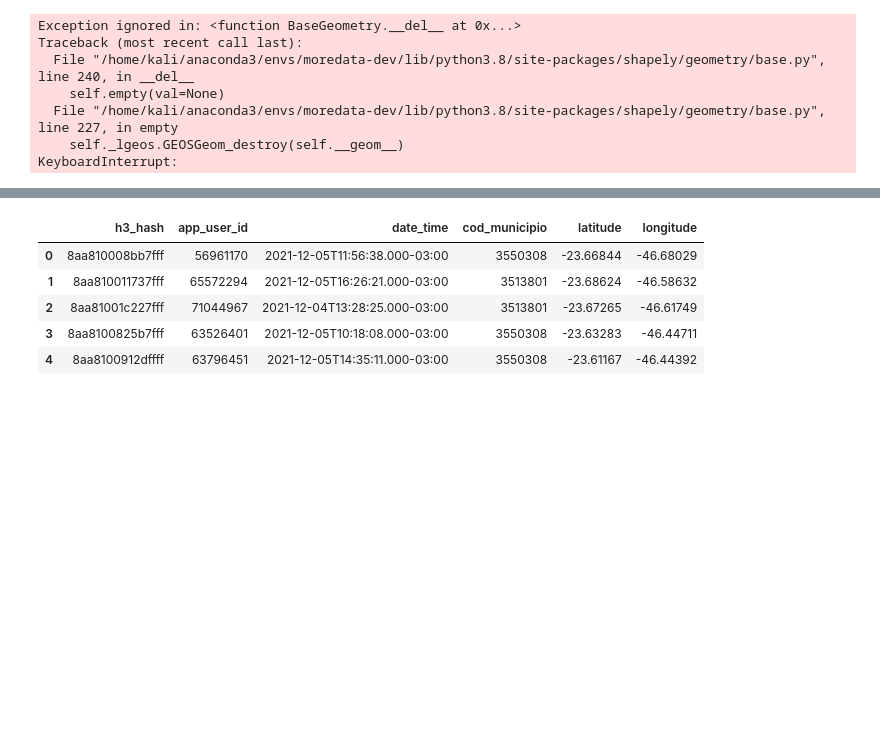
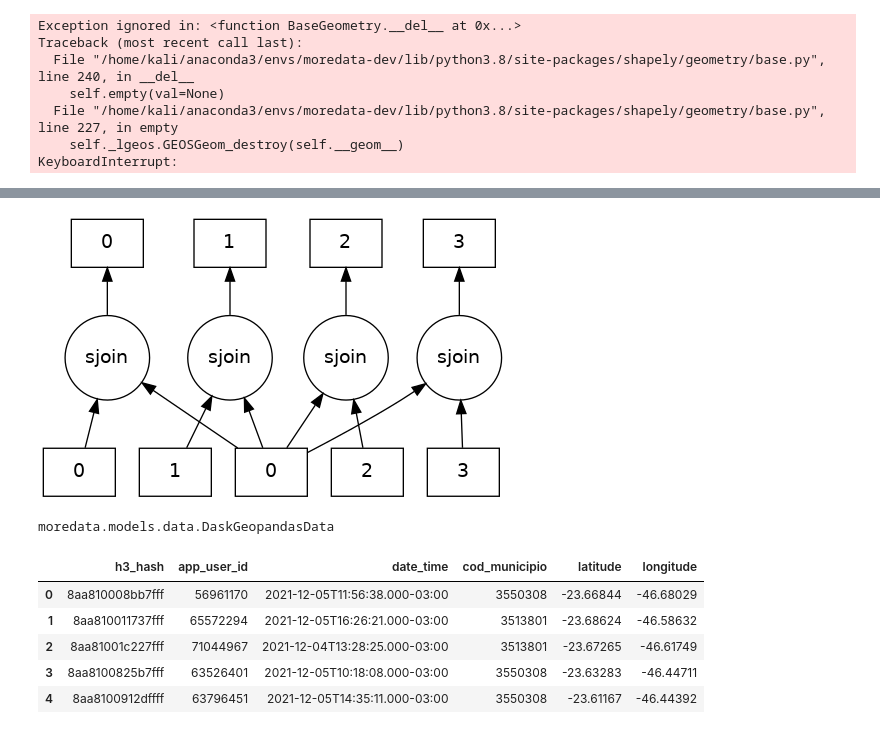
Before and after one commit to NESPEDUFV/more-data, a Jupyter notebook: examples/osm/osm-places.ipynb, the cells around one changed output, grey strips where cells are left out. Cells and saved outputs as stored; diff of their text form; code cells hidden in the pictures; blank space fills up the shorter version.

Commit message:
dask working with osm_places

```diff
--- a/examples/osm/osm-places.ipynb
+++ b/examples/osm/osm-places.ipynb
@@ -46,12 +65,13 @@ Error:
 import pandas as pd
 import moredata
 import geopandas
-df2 = pd.read_csv("../data/preprocessed_events_dates_sp_sample.csv")
+
+df2 = pd.read_csv("./data/preprocessed_events_dates_sp_sample.csv")
 df2 = df2.loc[(~df2['latitude'].isna()) & (~df2['longitude'].isna())]
 
 gdf2 = geopandas.GeoDataFrame(df2, geometry=geopandas.points_from_xy(df2.longitude, df2.latitude))
-data2 = moredata.models.GeopandasData().from_geodataframe(gdf.iloc[0:25000], parallel=True)
-print(data)
-osm_enricher2 = moredata.enricher.osm.OSMPlacesConnector(place_name="São Paulo, BR", files=['./data/tourism.csv.gz'], radius=50, geometry_intersected=True)
+data2 = moredata.models.DaskGeopandasData().from_geodataframe(gdf2.iloc[0:500])
 
-data_enriched2 = osm_enricher.enrich(data2)
+osm_enricher2 = moredata.enricher.osm.OSMPlacesConnector(place_name="São Paulo, BR", files=['./data/tourism.csv.gz'], radius=1000, geometry_intersected=True)
+
+data_enriched2 = osm_enricher2.enrich(data2).compute()
@@ -61,3 +84,11 @@ Error:
+# %%
+osm_enricher2.enrich(data2).visualize()
+# %% [output]
+[figure, added]
+# %%
+type(data2)
+# %% [output]
+moredata.models.data.DaskGeopandasData
 # %%
 df3 = pd.read_csv("../data/preprocessed_events_dates_sp_sample.csv")
 df3.head()
```
Also changed, not shown: parts of 5 cells of this notebook, 8 other files.
